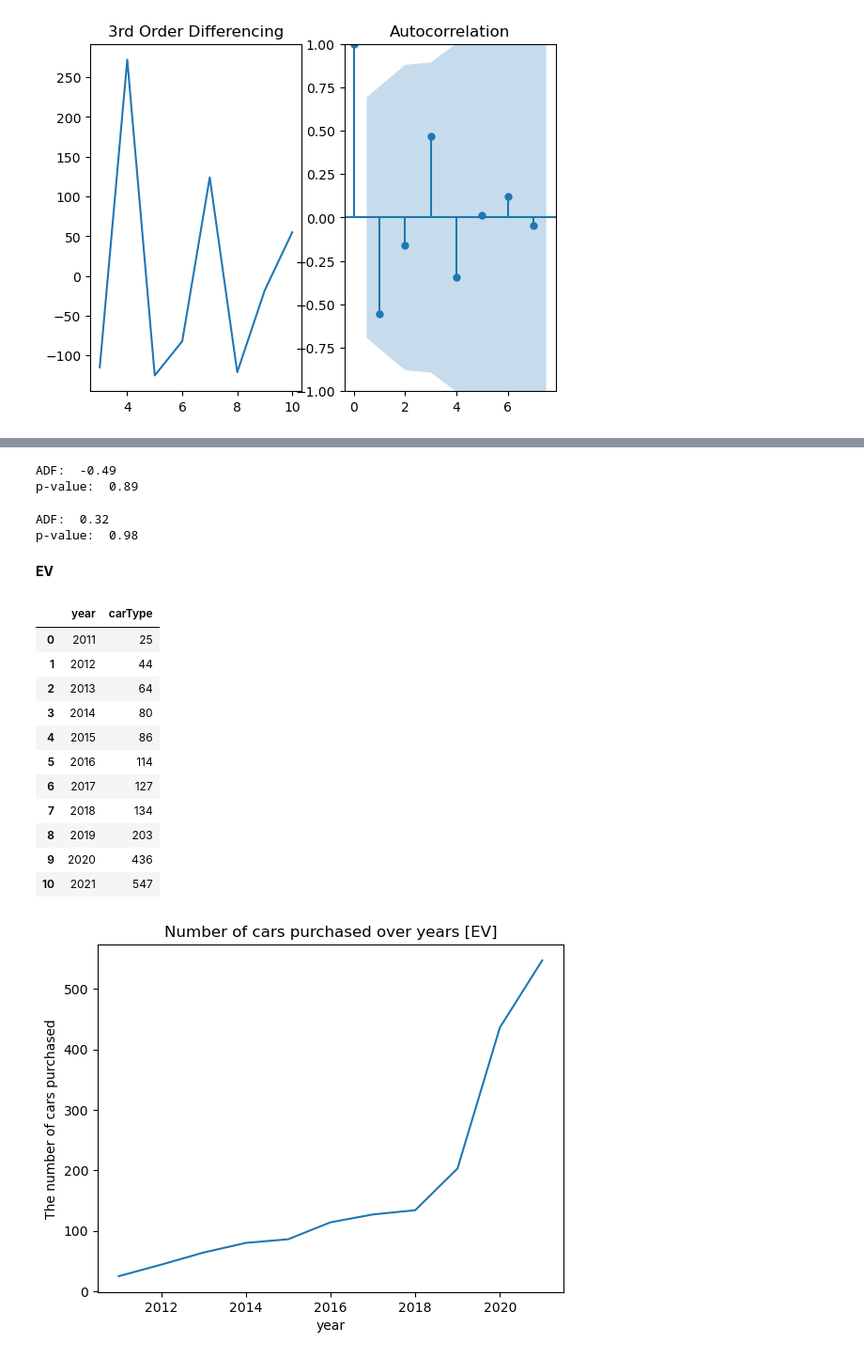
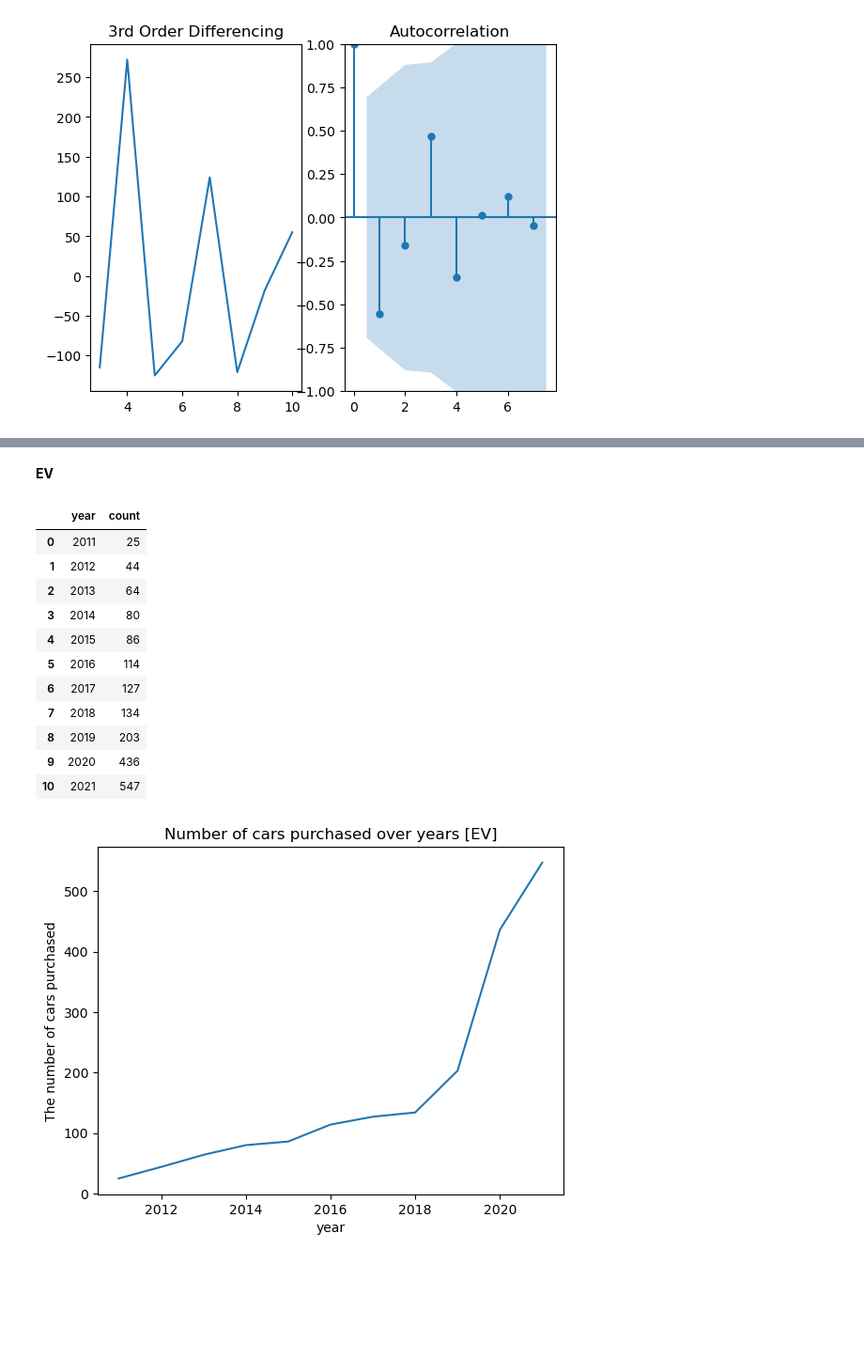
Before and after one commit to harrizazham98/DataScienceProj, a Jupyter notebook: 005_CarPurchase/trend_analysis.ipynb, the cells around one changed output, grey strips where cells are left out. Shown at 94% size. Cells and saved outputs as stored; diff of their text form; code cells hidden in the pictures; blank space fills up the shorter version.

```diff
--- a/005_CarPurchase/trend_analysis.ipynb
+++ b/005_CarPurchase/trend_analysis.ipynb
@@ -78,0 +485,2 @@ ice
+# %%
+data = pd.read_csv(r"C:\Users\harri\Desktop\DataScienceProj\005_CarPurchase\EVnICE.csv", index_col="year")
@@ -78,0 +497,2 @@ ice
+# %%
+data.drop('Unnamed: 0', inplace=True, axis=1)
@@ -78,0 +509,2 @@ ice
+# %%
+data =data.groupby(["year"], as_index=True).count()
@@ -78,0 +521,2 @@ ice
+# %%
+data.columns = ["y"]
@@ -324,29 +1177,11 @@ Non-stationary
-# %%
-from statsmodels.tsa.stattools import adfuller
-dftest = adfuller(ice["count"], autolag ="AIC")
-adf, pvalue,_,_,_,_ = adfuller(diff_ice)
-
-print("ADF: ", round(adf,2))
-print("p-value: ", round(pvalue,2))
-# %% [output]
-ADF:  -0.49
-p-value:  0.89
-# %%
-from statsmodels.tsa.stattools import adfuller
-dftest = adfuller(ice["count"], autolag ="AIC")
-adf, pvalue,_,_,_,_ = adfuller(diff_ice2)
-
-print("ADF: ", round(adf,2))
-print("p-value: ", round(pvalue,2))
-# %% [output]
-ADF:  0.32
-p-value:  0.98
 # %% [markdown]
 **EV**
 # %%
-data.query('carType == "EV"').groupby(["year"], as_index=False).count()
+ev = data.query('carType == "EV"').groupby(["year"], as_index=False).count()
+ev.rename(columns={"carType": "count"}, inplace=True)
+ev
 # %% [output]
-|  | year | carType |
+|  | year | count |
 | 0 | 2011 | 25 |
 | 1 | 2012 | 44 |
 | 2 | 2013 | 64 |
```
Also changed, not shown: parts of 133 cells of this notebook, 3 other files.
